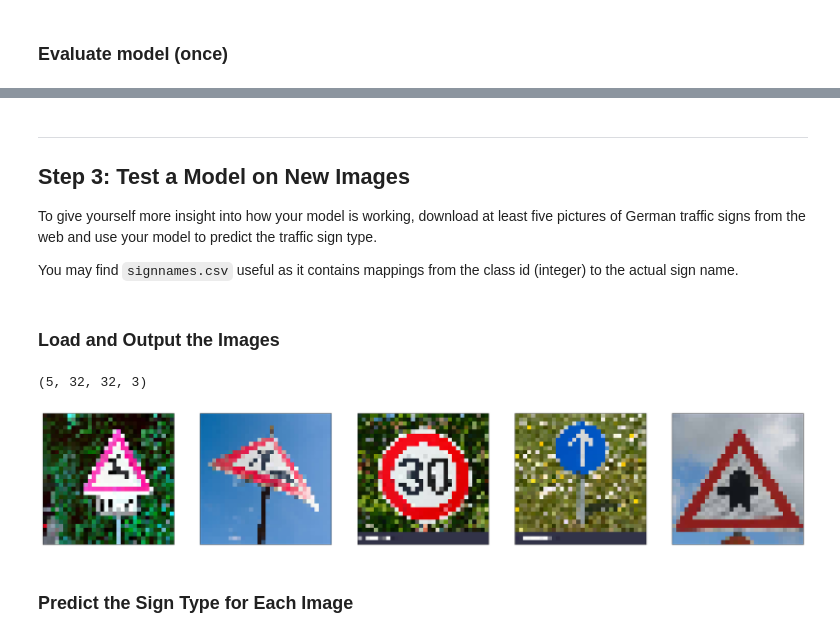
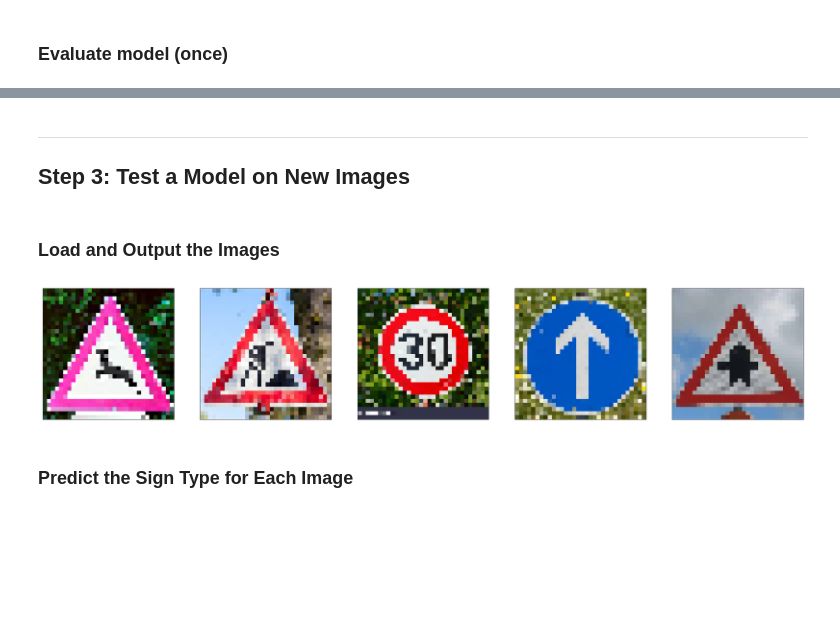
Before and after one commit to rjmoss/CarND-Traffic-Sign-Classifier-Project, a Jupyter notebook: Traffic_Sign_Classifier.ipynb, the cells around one changed output, grey strips where cells are left out. Cells and saved outputs as stored; diff of their text form; code cells hidden in the pictures; blank space fills up the shorter version.

Commit message:
Mostly finished write up. Tidied code. Added analysis of German signs.

```diff
--- a/Traffic_Sign_Classifier.ipynb
+++ b/Traffic_Sign_Classifier.ipynb
@@ -698,61 +538,48 @@ Test Accuracy = 0.053
-# %% [markdown]
----
-
-## Step 3: Test a Model on New Images
-
-To give yourself more insight into how your model is working, download at least five pictures of German traffic signs from the web and use your model to predict the traffic sign type.
-
-You may find `signnames.csv` useful as it contains mappings from the class id (integer) to the actual sign name.
+# %% [markdown]
+---
+
+## Step 3: Test a Model on New Images
 # %% [markdown]
 ### Load and Output the Images
 # %%
-### Load the images and plot them here.
-### Feel free to use as many code cells as needed.
 # Load
 img_sources = [
     'wild_animals.jpg',
     'roadworks.jpg',
     'speed_limit_30.jpg',
     'ahead_only.jpg',
     'right_of_way.jpg'
 ]
-y_new = [
-    31,
-    25,
-    1,
-    35,
-    11
-]
+y_new = [31, 25, 1, 35, 11]
+
 # Manually label location of sign (x1, y1, x2, y2)
 bounding_boxes = [
-    (160, 0, 480, 320),
-    (0, 0, 450, 298),
+    (250, 27, 430, 207),
+    (282, 0, 1112, 830),
     (172, 0, 1128, 956),
-    (170, 0, 1130, 960),
+    (434, 33, 866, 465),
     (180, 0, 930, 750)
 ]
 
 # Read in and convert to RGB
 imgs = [cv2.imread('./GermanSigns/' + src) for src in img_sources]
 imgs = [cv2.cvtColor(img, cv2.COLOR_BGR2RGB) for img in imgs]
 
 # Convert to correct dimensions (pad when necessary)
 imgs = [img[bb[1]:bb[3], bb[0]:bb[2]] for img, bb in zip(imgs, bounding_boxes)]
 imgs = [cv2.resize(img, (32,32), interpolation=cv2.INTER_CUBIC) for img in imgs]
 
 # Plot
 fig, axes = plt.subplots(1, 5, figsize=(32,32))
 for ax, img in zip(axes, imgs):
     ax.imshow(img)
     ax.get_xaxis().set_visible(False)
     ax.get_yaxis().set_visible(False)
 
 # Label
 X_new = np.array(imgs)
-print(X_new.shape)
 # %% [output]
-(5, 32, 32, 3)
-[figure, old version]
+[figure, new version]
 # %% [markdown]
 ### Predict the Sign Type for Each Image
 # %%
```
Also changed, not shown: parts of 51 cells of this notebook, 9 other files.
